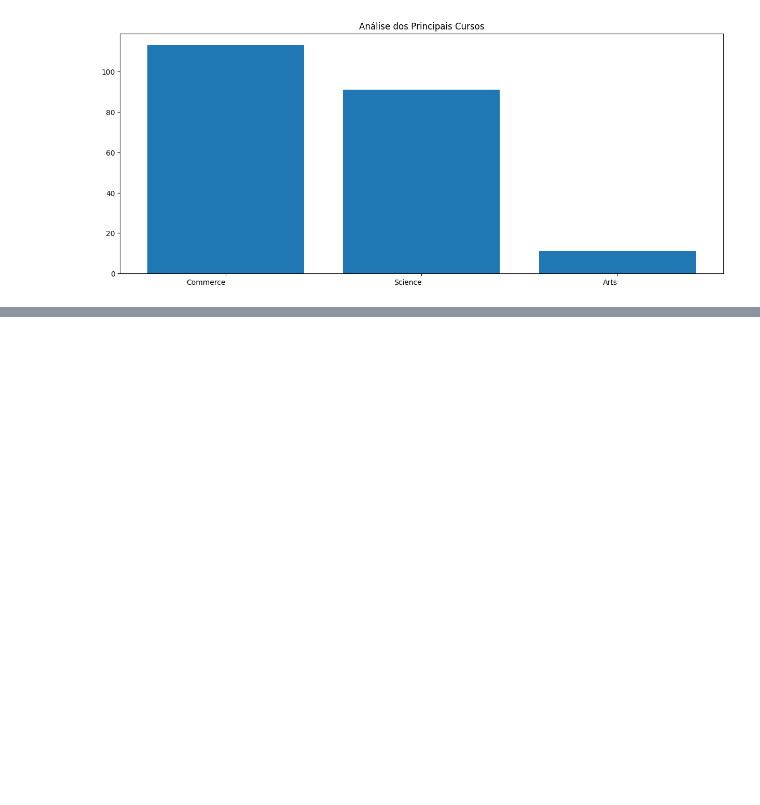
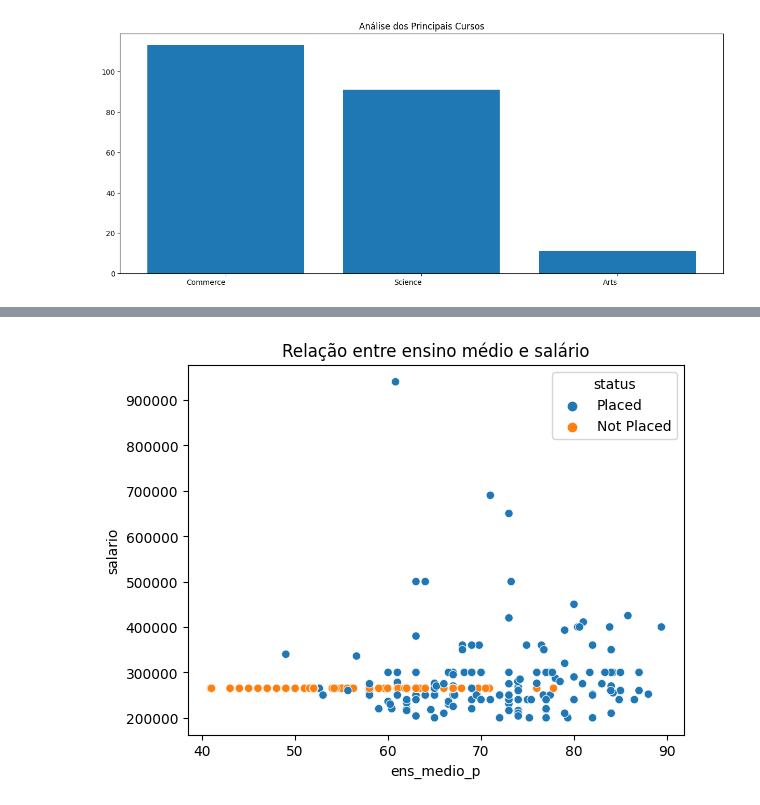
Before and after one commit to nandodevs/campus-recruitment, a Jupyter notebook: projects.ipynb, the cells around one changed output, grey strips where cells are left out. Saved outputs shown, nothing was run; the diff lists cells and outputs as text; code cells hidden in the pictures; blank space fills up the shorter version.

```diff
--- a/projects.ipynb
+++ b/projects.ipynb
@@ -446,0 +222,11 @@ Acurácia do modelo: 1.0
+# %%
+# Cria um gráfico de dispersão usando a biblioteca Seaborn
+sns.scatterplot(data=campus, x='ens_medio_p', y='salario', hue='status')
+
+# Adiciona um título ao gráfico
+plt.title('Relação entre ensino médio e salário')
+
+# Exibe o gráfico na tela
+plt.show()
+# %% [output]
+[figure, added]
```
Also changed, not shown: parts of 56 cells of this notebook.
